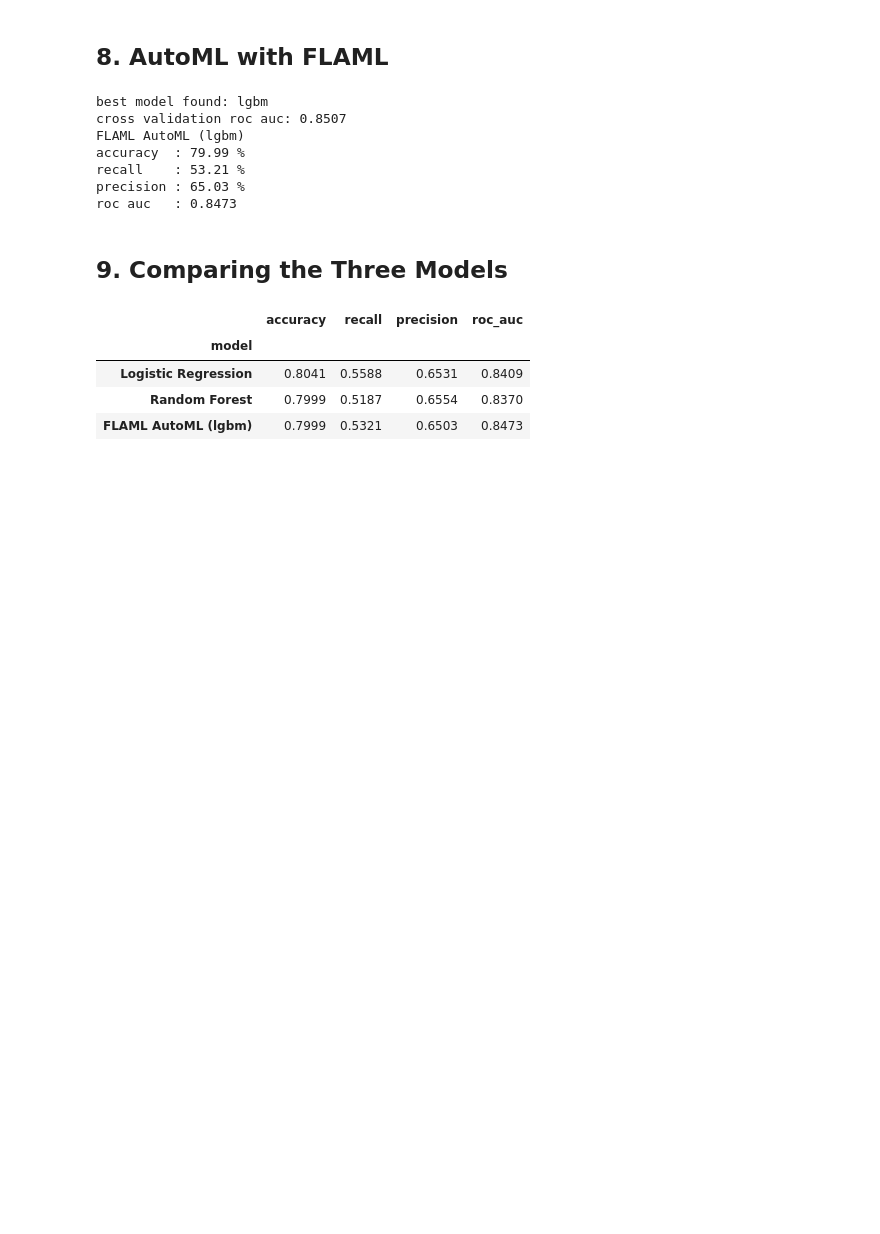
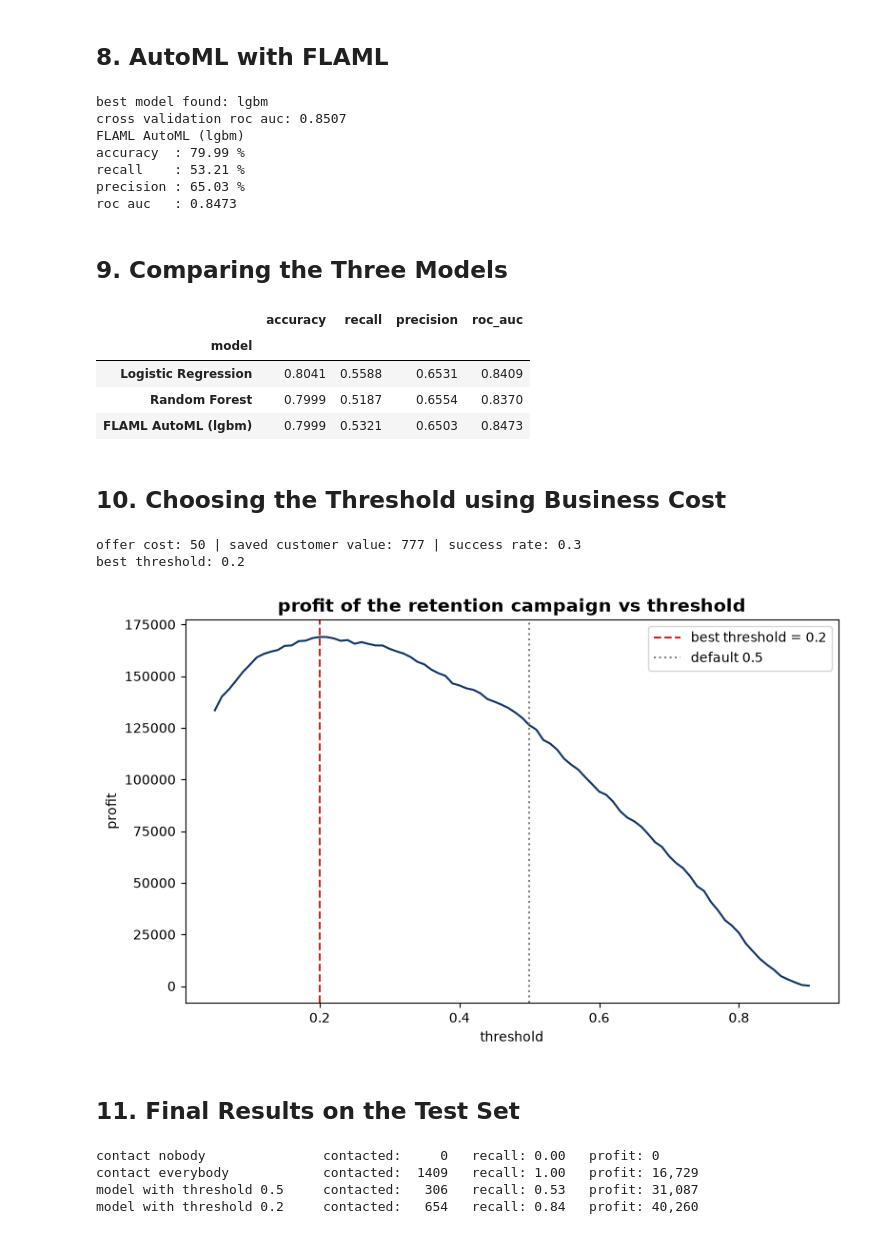
Before and after one commit to RaginiGupta21/Telecom-Churn-Prediction-AutoML, a Jupyter notebook: Telecom_Churn_AutoML.ipynb, the cells around one changed output. Cells and saved outputs as stored; diff of their text form; code cells hidden in the pictures; blank space fills up the shorter version.

Commit message:
add cost-based threshold and final results

```diff
--- a/Telecom_Churn_AutoML.ipynb
+++ b/Telecom_Churn_AutoML.ipynb
@@ -193,3 +193,64 @@ comparison
 | Logistic Regression | 0.8041 | 0.5588 | 0.6531 | 0.8409 |
 | Random Forest | 0.7999 | 0.5187 | 0.6554 | 0.8370 |
 | FLAML AutoML (lgbm) | 0.7999 | 0.5321 | 0.6503 | 0.8473 |
+# %% [markdown]
+## 10. Choosing the Threshold using Business Cost
+# %%
+# assumptions (not real company data, can be changed according to your business)
+offer_cost = 50                                      # cost of sending one retention offer
+saved_value = round(df['MonthlyCharges'].mean() * 12)  # money kept if we save a customer (about 1 year)
+success_rate = 0.30                                  # 30% of offers actually save the customer
+
+print("offer cost:", offer_cost, "| saved customer value:", saved_value, "| success rate:", success_rate)
+
+def campaign_profit(y_true, prob, threshold):
+    contact = prob >= threshold                                   # customers who get the offer
+    saved = y_true[contact].sum() * success_rate * saved_value    # money saved from real churners
+    cost = contact.sum() * offer_cost                             # money spent on all offers
+    return saved - cost
+
+# probabilities for the training customers, each one predicted by a model that did not see it
+train_prob = cross_val_predict(best_model, X_train, y_train, cv=5, method='predict_proba')[:, 1]
+
+thresholds = np.arange(0.05, 0.91, 0.01)
+profits = []
+for t in thresholds:
+    profits.append(campaign_profit(y_train, train_prob, t))
+
+best_threshold = round(thresholds[np.argmax(profits)], 2)
+print("best threshold:", best_threshold)
+
+plt.figure(figsize=(8, 5))
+plt.plot(thresholds, profits, color='#123463')
+plt.axvline(best_threshold, color='#C42B1E', linestyle='--', label=f'best threshold = {best_threshold}')
+plt.axvline(0.5, color='grey', linestyle=':', label='default 0.5')
+plt.title('profit of the retention campaign vs threshold', fontsize=14, fontweight='bold')
+plt.xlabel('threshold')
+plt.ylabel('profit')
+plt.legend()
+plt.tight_layout()
+plt.savefig("images/threshold_vs_profit.png", bbox_inches="tight")   # saves the chart for the README
+plt.show()
+# %% [output]
+offer cost: 50 | saved customer value: 777 | success rate: 0.3
+best threshold: 0.2
+[figure, added]
+# %% [markdown]
+## 11. Final Results on the Test Set
+# %%
+test_prob = best_model.predict_proba(X_test)[:, 1]
+
+strategies = [["contact nobody", 1.01],
+              ["contact everybody", 0.0],
+              ["model with threshold 0.5", 0.5],
+              [f"model with threshold {best_threshold}", best_threshold]]
+
+for name, t in strategies:
+    pred = (test_prob >= t).astype(int)
+    recall = recall_score(y_test, pred) if pred.sum() > 0 else 0
+    print(f"{name:28s} contacted: {pred.sum():5d}   recall: {recall:.2f}   profit: {campaign_profit(y_test, test_prob, t):,.0f}")
+# %% [output]
+contact nobody               contacted:     0   recall: 0.00   profit: 0
+contact everybody            contacted:  1409   recall: 1.00   profit: 16,729
+model with threshold 0.5     contacted:   306   recall: 0.53   profit: 31,087
+model with threshold 0.2     contacted:   654   recall: 0.84   profit: 40,260
```
Also changed, not shown: parts of 1 cell of this notebook, 2 other files.
